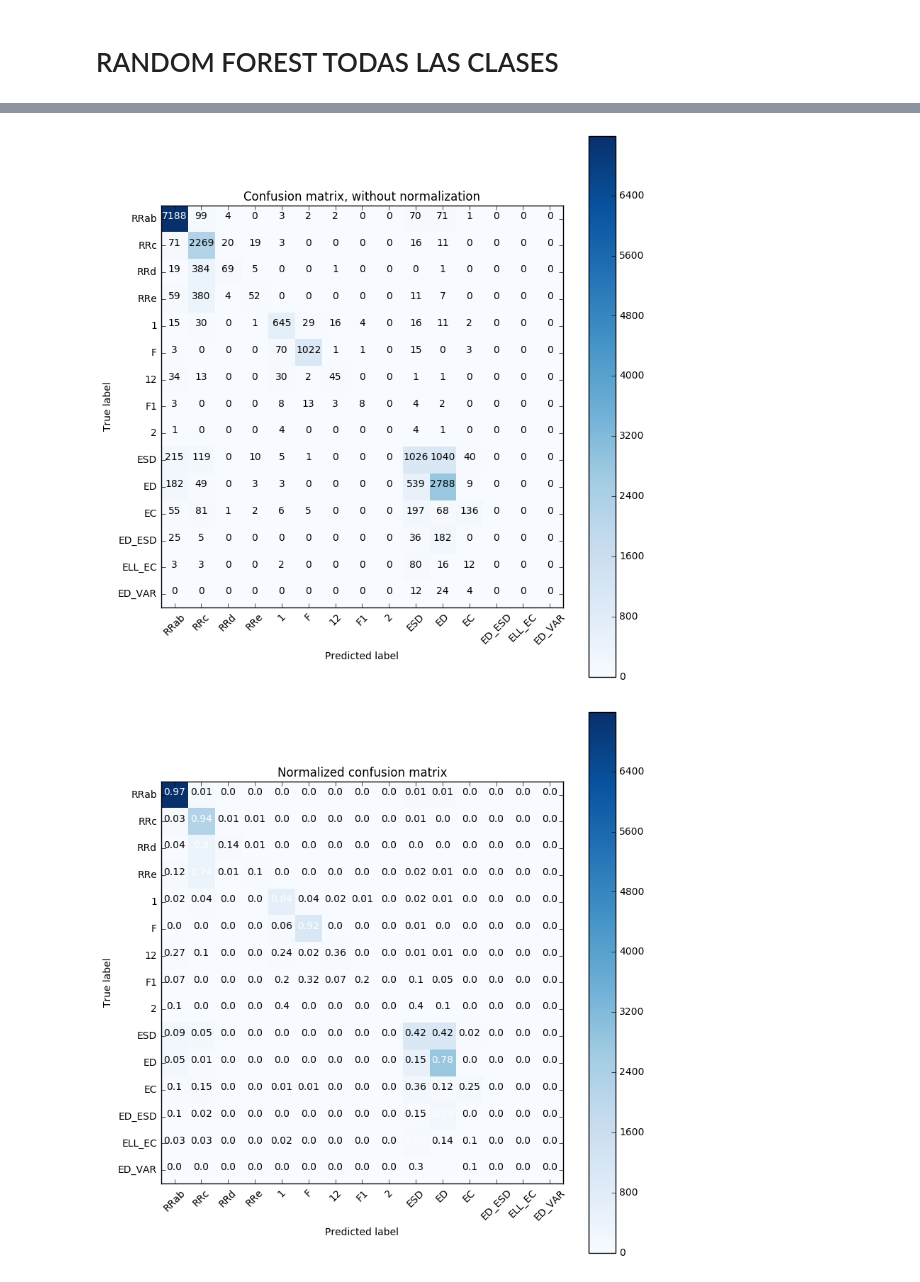
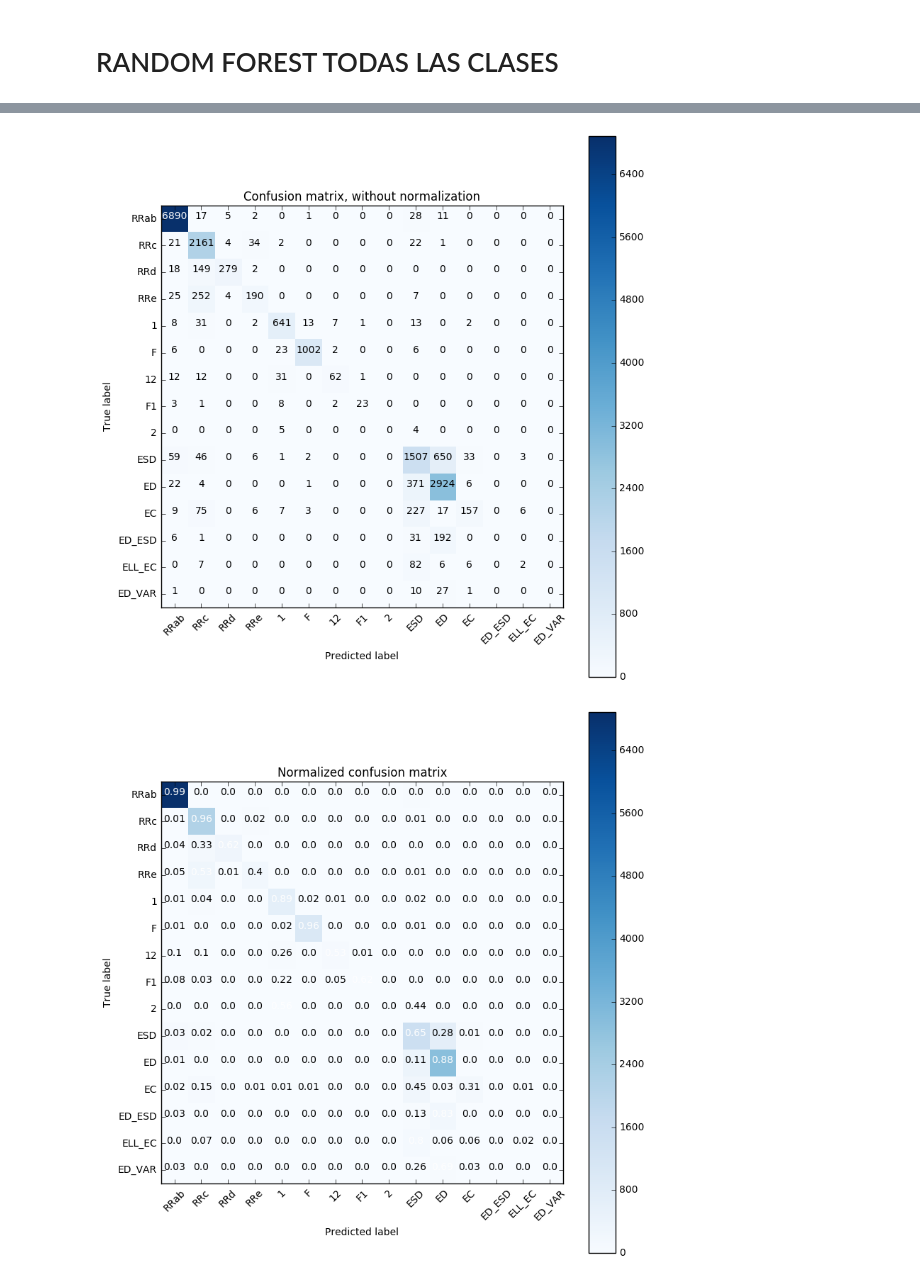
Before and after one commit to nicolasencina/Inteligencia_Proyecto, a Jupyter notebook: Preprocesamiento.ipynb, the cells around one changed output, grey strips where cells are left out. Drawn from its saved outputs; the diff is of its cells as text; code cells hidden in the pictures.

```diff
--- a/Preprocesamiento.ipynb
+++ b/Preprocesamiento.ipynb
@@ -739,14 +1033,14 @@ ax.scatter(X[:, 0], X[:, 2], c=Y, linewidth=0, alpha=0.5, s=20)
 plt.grid()
 '''
 
-X_train_all, X_test_all, Y_train_all, Y_test_all = train_test_split(X_all, Y_all, train_size=0.25, random_state = 42)
+X_train_all, X_test_all, Y_train_all, Y_test_all = train_test_split(X_all, Y_all, train_size=0.3, random_state = 42)
 
-clf_all = RandomForestClassifier(n_estimators=100, max_depth=None, bootstrap = True)
-clf_all = clf.fit(X_train_all, Y_train_all)
+clf_all = RandomForestClassifier(n_estimators=700, max_depth=None, bootstrap = True, n_jobs=-1, class_weight='balanced_subsample')
+clf_all = clf_all.fit(X_train_all, Y_train_all)
 Y_pred_all = clf_all.predict_proba(X_test_all)
 
 
-importances = clf.feature_importances_
+importances = clf_all.feature_importances_
 std = np.std([tree.feature_importances_ for tree in clf_all.estimators_],
              axis=0)
 indices = np.argsort(importances)[::-1]
@@ -764,7 +1058,7 @@ plt.figure()
 plt.title("Feature importances")
 plt.bar(range(X_all.shape[1]), importances[indices],
        color="r", yerr=std[indices], align="center")
-plt.xticks(range(X.shape[1]), indices)
+plt.xticks(range(X_all.shape[1]), indices)
 plt.xlim([-1, X_all.shape[1]])
 plt.show()
 
@@ -793,7 +1087,15 @@ def prediction(arreglo):
 y_test_all = Y_test_all
 pred_all = Y_pred_all
 pred_pscore_all = prediction(pred_all)
+
 pscore_all = metrics.accuracy_score(y_test_all, pred_pscore_all)
-print pscore_all
+print "Accuracy:", pscore_all
+
+precision_all = metrics.precision_score(y_test_all, pred_pscore_all, average='weighted')
+print "Precision: ", precision_all
+
+
+#scores = cross_val_score(clf_all, X_test_all, y_test_all)
+#print "Scores test:", scores.mean()
 # %% [output]
 Feature ranking:
@@ -824,64 +1128,32 @@ import matplotlib.pyplot as plt
 from sklearn import svm, datasets
 from sklearn.model_selection import train_test_split
 from sklearn.metrics import confusion_matrix
 
 class_names = legit_clases
 
-def plot_confusion_matrix(cm, classes,
-                          normalize=False,
-                          title='Confusion matrix',
-                          cmap=plt.cm.Blues):
-    """
-    This function prints and plots the confusion matrix.
-    Normalization can be applied by setting `normalize=True`.
-    """
-    plt.imshow(cm, interpolation='nearest', cmap=cmap)
-    plt.title(title)
-    plt.colorbar()
-    tick_marks = np.arange(len(classes))
-    plt.xticks(tick_marks, classes, rotation=45)
-    plt.yticks(tick_marks, classes)
-
-    if normalize:
-        cm = np.around(cm.astype('float') / cm.sum(axis=1)[:, np.newaxis], 2)
-        print("Normalized confusion matrix")
-    else:
-        print('Confusion matrix, without normalization')
-
-    #print(cm)
-
-    thresh = cm.max() / 2.
-    for i, j in itertools.product(range(cm.shape[0]), range(cm.shape[1])):
-        plt.text(j, i, cm[i, j],
-                 horizontalalignment="center",
-                 color="white" if cm[i, j] > thresh else "black")
-
-    plt.tight_layout()
-    plt.ylabel('True label')
-    plt.xlabel('Predicted label')
 
 # Compute confusion matrix
 cnf_matrix = confusion_matrix(y_test_all, pred_pscore_all)
 np.set_printoptions(precision=2)
 
 # Plot non-normalized confusion matrix
 plt.figure(figsize=(8, 8))
 plot_confusion_matrix(cnf_matrix, classes=class_names,
                       title='Confusion matrix, without normalization')
 
 # Plot normalized confusion matrix
 plt.figure(figsize=(8, 8))
 plot_confusion_matrix(cnf_matrix, classes=class_names, normalize=True,
                       title='Normalized confusion matrix')
 
 plt.show()
 # %% [output]
 fig = plt.figure(figsize=(6, 4))
 ax = fig.add_subplot(1, 1, 1)
 ax.scatter(X[:, 0], X[:, 2], c=Y, linewidth=0, alpha=0.5, s=20)
 plt.grid()
 
 Confusion matrix, without normalization
 Normalized confusion matrix
-[figure, old version]
+[figure, new version]
-[figure, old version]
+[figure, new version]
```
Also changed, not shown: parts of 14 cells of this notebook.
